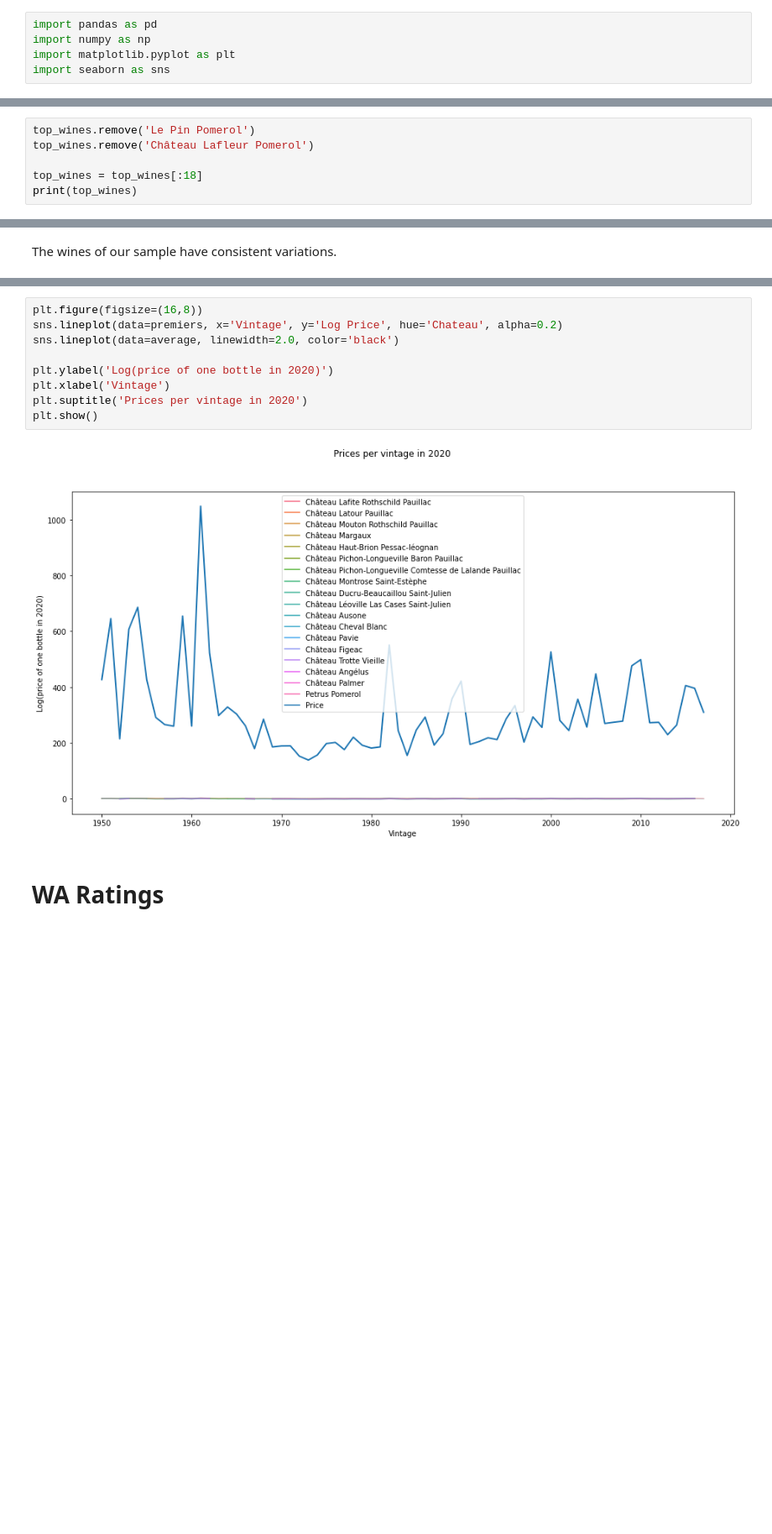
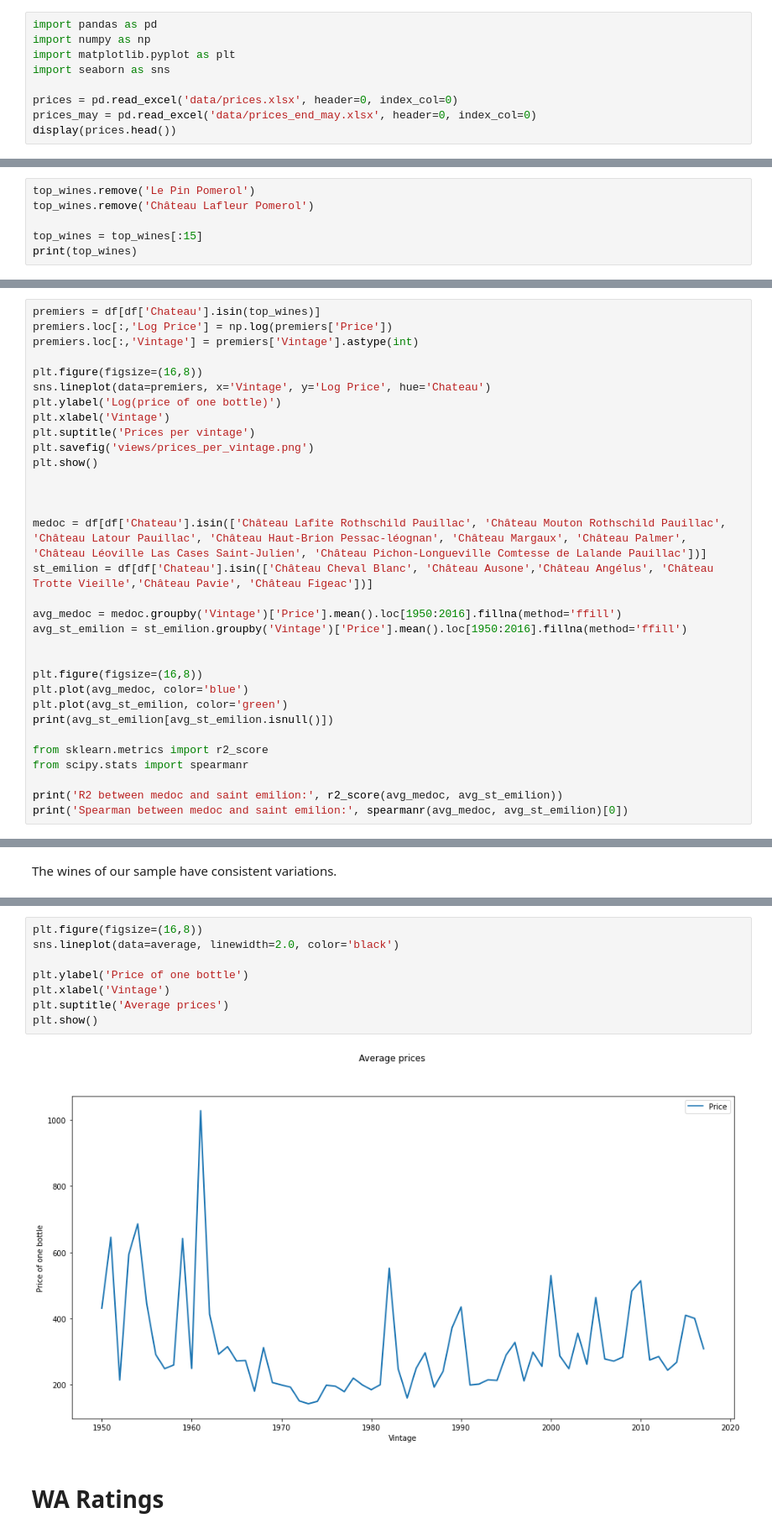
Before and after one commit to RoucherA/GrandCruClassifier, a Jupyter notebook: data_exploration_prices_ratings.ipynb, the cells around one changed output, grey strips where cells are left out. Shown at 84% size. Saved outputs shown, nothing was run; the diff lists cells and outputs as text; blank space fills up the shorter version.

Commit message:
Add more ratings, and may prices.

```diff
--- a/data_exploration_prices_ratings.ipynb
+++ b/data_exploration_prices_ratings.ipynb
@@ -3,3 +3,7 @@ import pandas as pd
 import numpy as np
 import matplotlib.pyplot as plt
 import seaborn as sns
+
+prices = pd.read_excel('data/prices.xlsx', header=0, index_col=0)
+prices_may = pd.read_excel('data/prices_end_may.xlsx', header=0, index_col=0)
+display(prices.head())
@@ -76,6 +124,6 @@ A gap clearly appears between Chateau Haut-Brion and Chateau Trottevieille. I wi
 top_wines.remove('Le Pin Pomerol')
 top_wines.remove('Château Lafleur Pomerol')
 
-top_wines = top_wines[:18]
+top_wines = top_wines[:15]
 print(top_wines)
 # %% [output]
@@ -113,0 +131,32 @@ See the caveats in the documentation: https://pandas.pydata.org/pandas-docs/stab
+# %%
+premiers = df[df['Chateau'].isin(top_wines)]
+premiers.loc[:,'Log Price'] = np.log(premiers['Price'])
+premiers.loc[:,'Vintage'] = premiers['Vintage'].astype(int)
+
+plt.figure(figsize=(16,8))
+sns.lineplot(data=premiers, x='Vintage', y='Log Price', hue='Chateau')
+plt.ylabel('Log(price of one bottle)')
+plt.xlabel('Vintage')
+plt.suptitle('Prices per vintage')
+plt.savefig('views/prices_per_vintage.png')
+plt.show()
+
+
+
+medoc = df[df['Chateau'].isin(['Château Lafite Rothschild Pauillac', 'Château Mouton Rothschild Pauillac', 'Château Latour Pauillac', 'Château Haut-Brion Pessac-léognan', 'Château Margaux', 'Château Palmer', 'Château Léoville Las Cases Saint-Julien', 'Château Pichon-Longueville Comtesse de Lalande Pauillac'])]
+st_emilion = df[df['Chateau'].isin(['Château Cheval Blanc', 'Château Ausone','Château Angélus', 'Château Trotte Vieille','Château Pavie', 'Château Figeac'])]
+
+avg_medoc = medoc.groupby('Vintage')['Price'].mean().loc[1950:2016].fillna(method='ffill')
+avg_st_emilion = st_emilion.groupby('Vintage')['Price'].mean().loc[1950:2016].fillna(method='ffill')
+
+
+plt.figure(figsize=(16,8))
+plt.plot(avg_medoc, color='blue')
+plt.plot(avg_st_emilion, color='green')
+print(avg_st_emilion[avg_st_emilion.isnull()])
+
+from sklearn.metrics import r2_score
+from scipy.stats import spearmanr
+
+print('R2 between medoc and saint emilion:', r2_score(avg_medoc, avg_st_emilion))
+print('Spearman between medoc and saint emilion:', spearmanr(avg_medoc, avg_st_emilion)[0])
@@ -129,14 +189,13 @@ average.reset_index().to_excel('data/generated_average_prices.xlsx', index=False
 # %%
 plt.figure(figsize=(16,8))
-sns.lineplot(data=premiers, x='Vintage', y='Log Price', hue='Chateau', alpha=0.2)
 sns.lineplot(data=average, linewidth=2.0, color='black')
 
-plt.ylabel('Log(price of one bottle in 2020)')
+plt.ylabel('Price of one bottle')
 plt.xlabel('Vintage')
-plt.suptitle('Prices per vintage in 2020')
+plt.suptitle('Average prices')
 plt.show()
 # %% [output]
-[figure, old version]
+[figure, new version]
 # %% [markdown]
 # WA Ratings
 # %%
```
Also changed, not shown: parts of 10 cells of this notebook, 5 other files.
